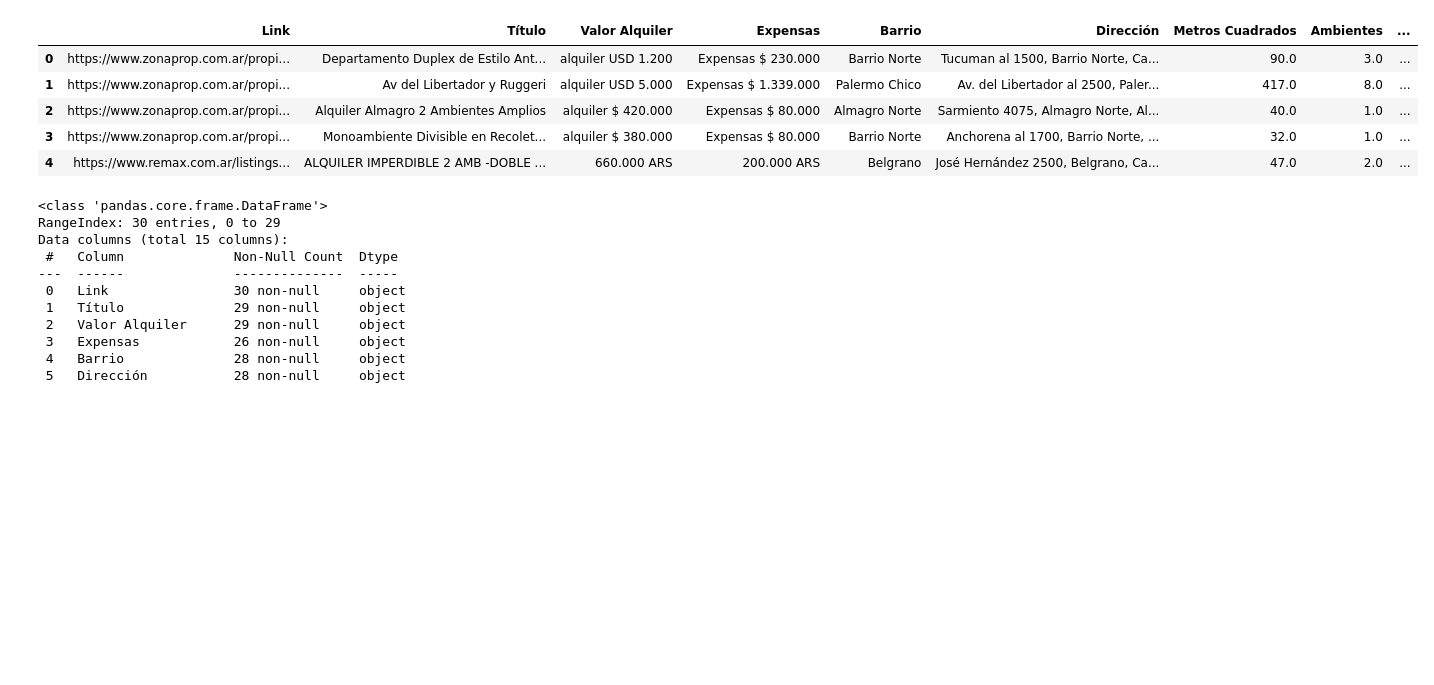
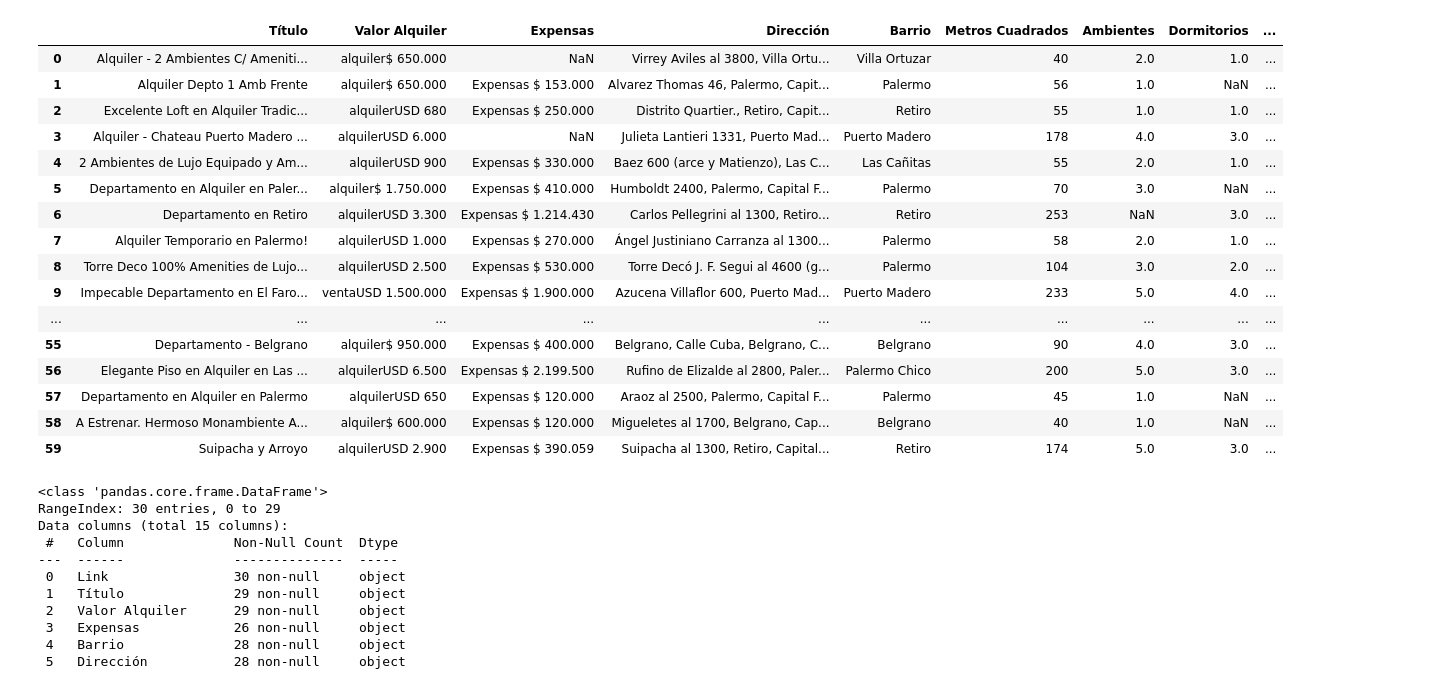
Before and after one commit to Felimartinez1/Departamentos-Buenos-Aires, a Jupyter notebook: preprocessing/zonaprop_ETL.ipynb, the cells around one changed output. Cells and saved outputs as stored; diff of their text form; code cells hidden in the pictures; blank space fills up the shorter version.

Commit message:
refactor: Add zonaprop ETL and testing notebooks

```diff
--- a/preprocessing/zonaprop_ETL.ipynb
+++ b/preprocessing/zonaprop_ETL.ipynb
@@ -1,31 +1,39 @@
 # %%
 import pandas as pd
 import matplotlib.pyplot as plt
 from sklearn.impute import KNNImputer
 import numpy as np
 
 pd.set_option('display.max_rows', None)
 
 # Cargar los datasets
-df_zona = pd.read_csv('C:/Users/Felipe/OneDrive/Escritorio/Mini Projects/Departamentos Buenos Aires/prueba_zona.csv', sep=';', encoding='utf-8-sig')
-df_remax = pd.read_csv('C:/Users/Felipe/OneDrive/Escritorio/Mini Projects/Departamentos Buenos Aires/prueba_remax.csv', sep=';', encoding='utf-8-sig')
+df_zona = pd.read_csv('C:/Users/Felipe/OneDrive/Escritorio/Mini Projects/Departamentos Buenos Aires/data/detalles_zona.csv', sep=';', encoding='utf-8-sig')
+df_remax = pd.read_csv('C:/Users/Felipe/OneDrive/Escritorio/Mini Projects/Departamentos Buenos Aires/data/detalles_remax.csv', sep=';', encoding='utf-8-sig')
 
 df_remax['Plataforma'] = 'Remax'
 df_zona['Plataforma'] = 'ZonaProp'
 
 df = pd.concat([df_remax, df_zona], ignore_index=True)
 df = df.sample(frac=1, random_state=42).reset_index(drop=True)
-
-df.to_csv('C:/Users/Felipe/OneDrive/Escritorio/Mini Projects/Departamentos Buenos Aires/prueba_combinada.csv', index=False, sep=';', encoding='utf-8-sig')
-
 df.head()
 # %% [output]
-|  | Link | Título | Valor Alquiler | Expensas | Barrio | Dirección | Metros Cuadrados | Ambientes | ... |
-| 0 | https://www.zonaprop.com.ar/propi... | Departamento Duplex de Estilo Ant... | alquiler USD 1.200 | Expensas $ 230.000 | Barrio Norte | Tucuman al 1500, Barrio Norte, Ca... | 90.0 | 3.0 | ... |
-| 1 | https://www.zonaprop.com.ar/propi... | Av del Libertador y Ruggeri | alquiler USD 5.000 | Expensas $ 1.339.000 | Palermo Chico | Av. del Libertador al 2500, Paler... | 417.0 | 8.0 | ... |
-| 2 | https://www.zonaprop.com.ar/propi... | Alquiler Almagro 2 Ambientes Amplios | alquiler $ 420.000 | Expensas $ 80.000 | Almagro Norte | Sarmiento 4075, Almagro Norte, Al... | 40.0 | 1.0 | ... |
-| 3 | https://www.zonaprop.com.ar/propi... | Monoambiente Divisible en Recolet... | alquiler $ 380.000 | Expensas $ 80.000 | Barrio Norte | Anchorena al 1700, Barrio Norte, ... | 32.0 | 1.0 | ... |
-| 4 | https://www.remax.com.ar/listings... | ALQUILER IMPERDIBLE 2 AMB -DOBLE ... | 660.000 ARS | 200.000 ARS | Belgrano | José Hernández 2500, Belgrano, Ca... | 47.0 | 2.0 | ... |
+|  | Título | Valor Alquiler | Expensas | Dirección | Barrio | Metros Cuadrados | Ambientes | Dormitorios | ... |
+| 0 | Alquiler - 2 Ambientes C/ Ameniti... | alquiler$ 650.000 | NaN | Virrey Aviles al 3800, Villa Ortu... | Villa Ortuzar | 40 | 2.0 | 1.0 | ... |
+| 1 | Alquiler Depto 1 Amb Frente | alquiler$ 650.000 | Expensas $ 153.000 | Alvarez Thomas 46, Palermo, Capit... | Palermo | 56 | 1.0 | NaN | ... |
+| 2 | Excelente Loft en Alquiler Tradic... | alquilerUSD 680 | Expensas $ 250.000 | Distrito Quartier., Retiro, Capit... | Retiro | 55 | 1.0 | 1.0 | ... |
+| 3 | Alquiler - Chateau Puerto Madero ... | alquilerUSD 6.000 | NaN | Julieta Lantieri 1331, Puerto Mad... | Puerto Madero | 178 | 4.0 | 3.0 | ... |
+| 4 | 2 Ambientes de Lujo Equipado y Am... | alquilerUSD 900 | Expensas $ 330.000 | Baez 600 (arce y Matienzo), Las C... | Las Cañitas | 55 | 2.0 | 1.0 | ... |
+| 5 | Departamento en Alquiler en Paler... | alquiler$ 1.750.000 | Expensas $ 410.000 | Humboldt 2400, Palermo, Capital F... | Palermo | 70 | 3.0 | NaN | ... |
+| 6 | Departamento en Retiro | alquilerUSD 3.300 | Expensas $ 1.214.430 | Carlos Pellegrini al 1300, Retiro... | Retiro | 253 | NaN | 3.0 | ... |
+| 7 | Alquiler Temporario en Palermo! | alquilerUSD 1.000 | Expensas $ 270.000 | Ángel Justiniano Carranza al 1300... | Palermo | 58 | 2.0 | 1.0 | ... |
+| 8 | Torre Deco 100% Amenities de Lujo... | alquilerUSD 2.500 | Expensas $ 530.000 | Torre Decó J. F. Segui al 4600 (g... | Palermo | 104 | 3.0 | 2.0 | ... |
+| 9 | Impecable Departamento en El Faro... | ventaUSD 1.500.000 | Expensas $ 1.900.000 | Azucena Villaflor 600, Puerto Mad... | Puerto Madero | 233 | 5.0 | 4.0 | ... |
+| ... | ... | ... | ... | ... | ... | ... | ... | ... | ... |
+| 55 | Departamento - Belgrano | alquiler$ 950.000 | Expensas $ 400.000 | Belgrano, Calle Cuba, Belgrano, C... | Belgrano | 90 | 4.0 | 3.0 | ... |
+| 56 | Elegante Piso en Alquiler en Las ... | alquilerUSD 6.500 | Expensas $ 2.199.500 | Rufino de Elizalde al 2800, Paler... | Palermo Chico | 200 | 5.0 | 3.0 | ... |
+| 57 | Departamento en Alquiler en Palermo | alquilerUSD 650 | Expensas $ 120.000 | Araoz al 2500, Palermo, Capital F... | Palermo | 45 | 1.0 | NaN | ... |
+| 58 | A Estrenar. Hermoso Monambiente A... | alquiler$ 600.000 | Expensas $ 120.000 | Migueletes al 1700, Belgrano, Cap... | Belgrano | 40 | 1.0 | NaN | ... |
+| 59 | Suipacha y Arroyo | alquilerUSD 2.900 | Expensas $ 390.059 | Suipacha al 1300, Retiro, Capital... | Retiro | 174 | 5.0 | 3.0 | ... |
 # %%
 df.info()
 # %% [output]
```
Also changed, not shown: parts of 4 cells of this notebook, 3 other files.
